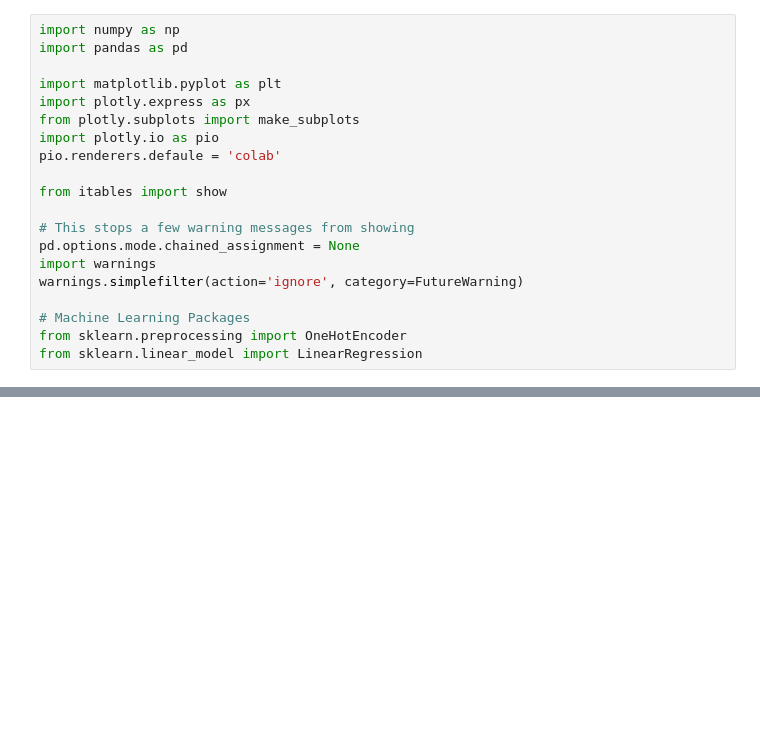
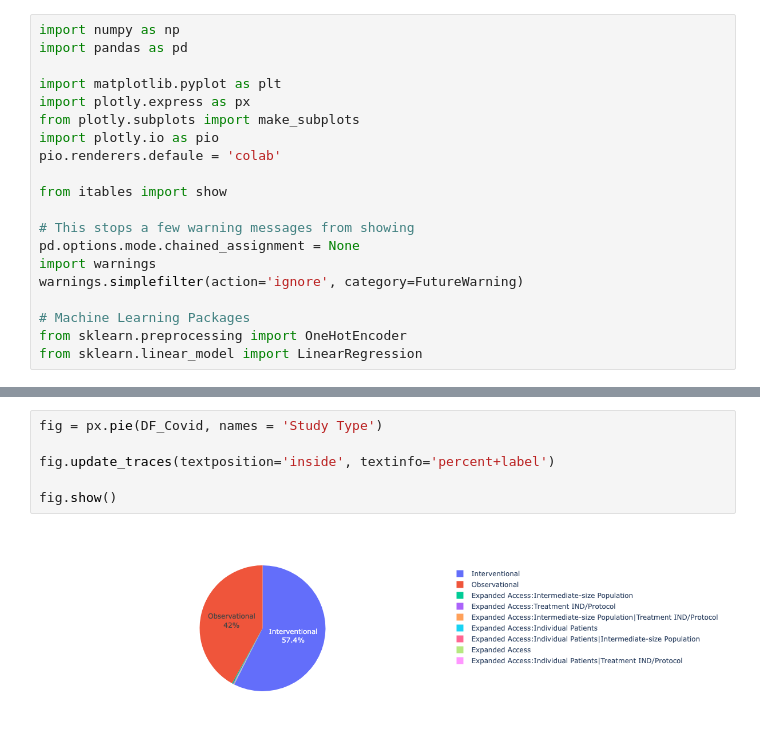
Before and after one commit to DCard2512/GroupProjectData101, a Jupyter notebook: GroupPDiego.ipynb, the cells around one changed output, grey strips where cells are left out. Saved outputs shown, nothing was run; the diff lists cells and outputs as text; blank space fills up the shorter version.

Commit message:
Graph Updates

```diff
--- a/GroupPDiego.ipynb
+++ b/GroupPDiego.ipynb
@@ -49,0 +53,8 @@ fig.show()
+# %%
+fig = px.pie(DF_Covid, names = 'Study Type')
+
+fig.update_traces(textposition='inside', textinfo='percent+label')
+
+fig.show()
+# %% [output]
+[figure, added]
```
Also changed, not shown: parts of 18 cells of this notebook.
